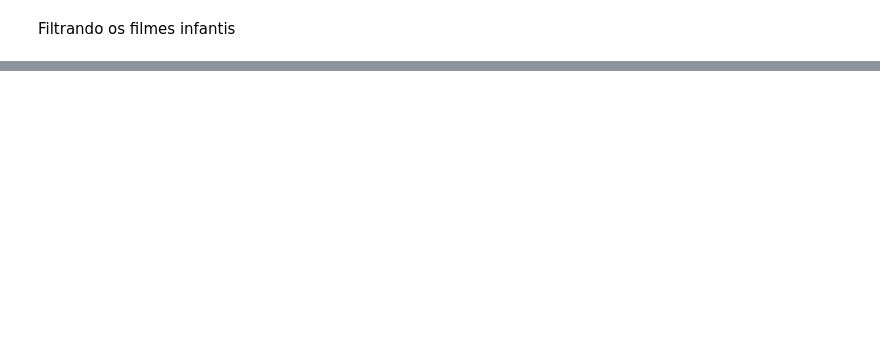
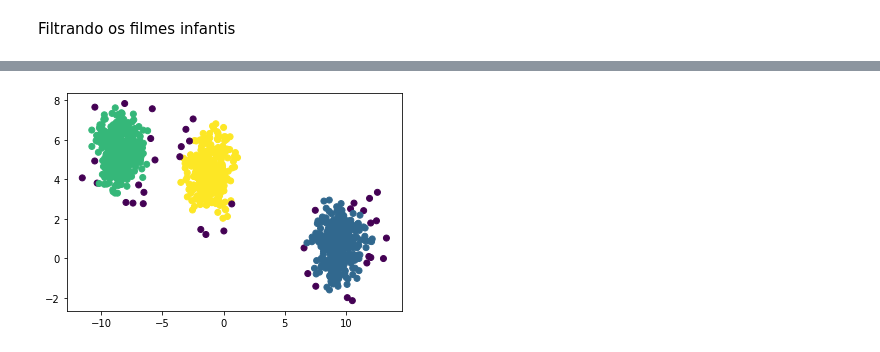
Before and after one commit to chamatt/Alura-Machine-Learning-Track, a Jupyter notebook: 02 - Introdução a algoritmos não supervisionados/KMeans.ipynb, the cells around one changed output, grey strips where cells are left out. Drawn from its saved outputs; the diff is of its cells as text; code cells hidden in the pictures; blank space fills up the shorter version.

```diff
--- a/02 - Introdução a algoritmos não supervisionados/KMeans.ipynb
+++ b/02 - Introdução a algoritmos não supervisionados/KMeans.ipynb
@@ -340,0 +419,9 @@ dados_dos_filmes[filtro].sample(10)
+# %%
+from sklearn.datasets import make_blobs
+import numpy as np
+SEED = 7
+np.random.seed(7)
+
+dados_exemplo, _ = make_blobs(n_samples=1000, n_features=2)
+dados_exemplo = pd.DataFrame(dados_exemplo, columns=['coluna1', 'coluna2'])
+dados_exemplo.head()
@@ -340,0 +435,12 @@ dados_dos_filmes[filtro].sample(10)
+# %%
+from sklearn.cluster import DBSCAN
+import matplotlib.pyplot as plt
+
+modelo_exemplo = DBSCAN()
+grupos_exemplo = modelo_exemplo.fit_predict(dados_exemplo)
+
+plt.scatter(x=dados_exemplo.coluna1, y=dados_exemplo.coluna2,
+            c=grupos_exemplo,
+           cmap='viridis');
+# %% [output]
+[figure, added]
```
Also changed, not shown: parts of 23 cells of this notebook.
